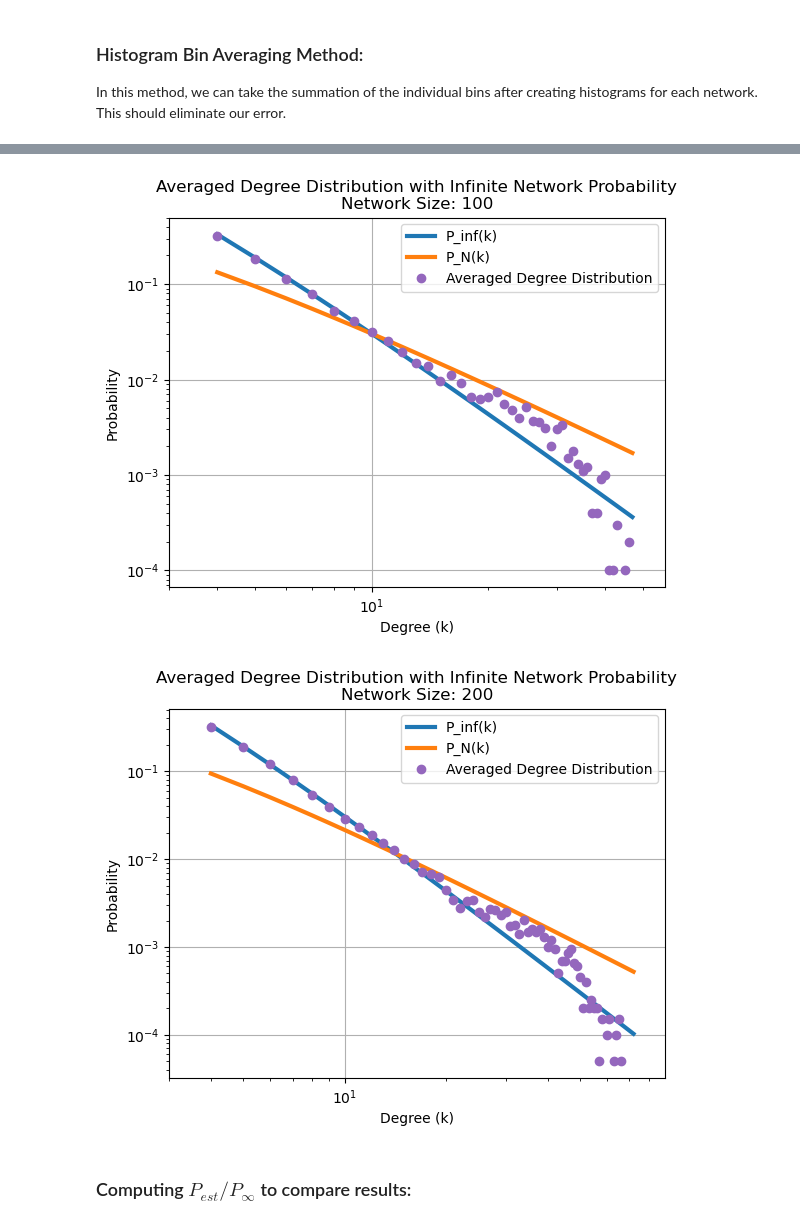
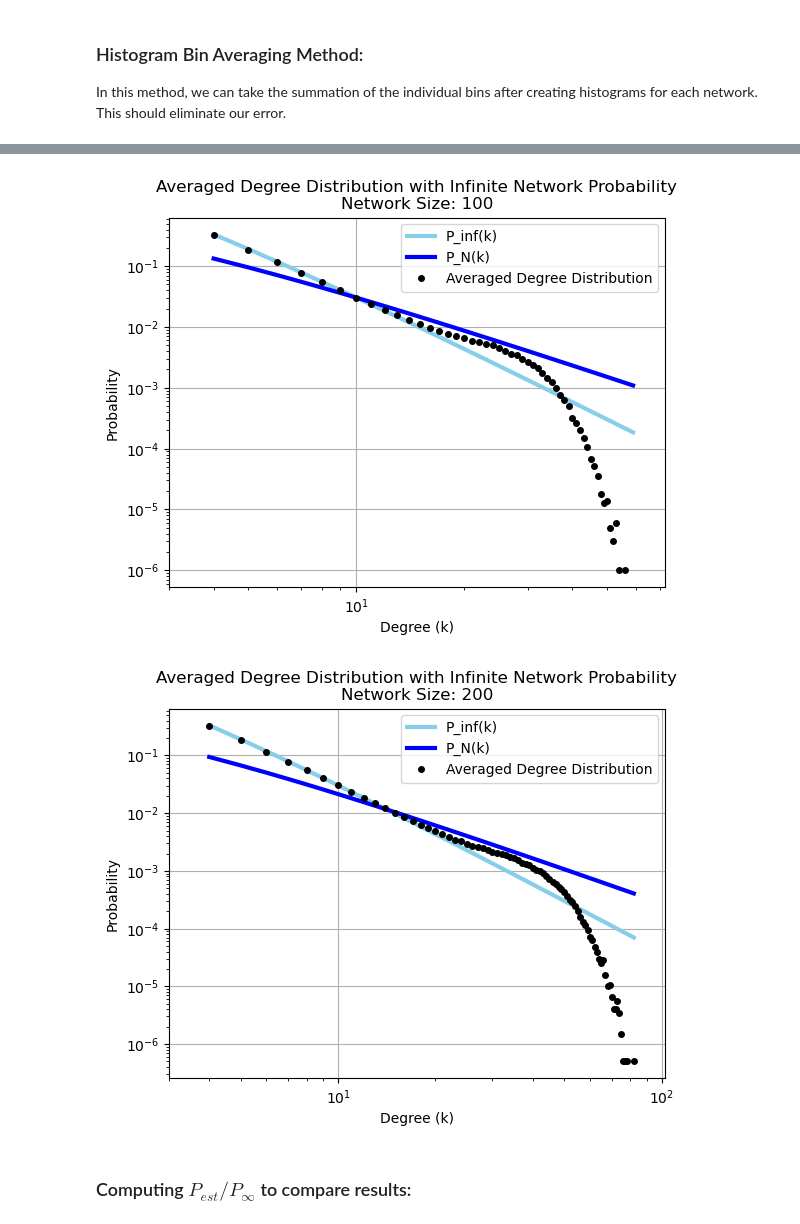
Before and after one commit to CherryWookie/Critical-Phenomena-and-Complexity, a Jupyter notebook: appliedhw/ba_final.ipynb, the cells around one changed output, grey strips where cells are left out. Drawn from its saved outputs; the diff is of its cells as text; code cells hidden in the pictures.

```diff
--- a/appliedhw/ba_final.ipynb
+++ b/appliedhw/ba_final.ipynb
@@ -192,8 +206,8 @@ def plot_averaged_probabilities(hist_avg, bins, N, m):
 
     # Plot P_inf and P_N
     plt.figure()
-    plt.plot(trimmed_degree, P_inf, label="P_inf(k)", linewidth=3)
-    plt.plot(trimmed_degree, P_N, label="P_N(k)", linewidth=3)
+    plt.plot(trimmed_degree, P_inf, label="P_inf(k)", linewidth=3, color='skyblue')
+    plt.plot(trimmed_degree, P_N, label="P_N(k)", linewidth=3, color='blue')
     plt.xscale('log')
     plt.yscale('log')
 
@@ -251,7 +265,7 @@ def plot_degree_distribution(k_list, N, m):
     probabilities = counts / len(k_list)
 
     # Plot the degree distribution as discrete points
-    plt.plot(unique_degrees, probabilities, 'o', label='Degree Distribution', color='#9467bd')
+    plt.plot(unique_degrees, probabilities, 'o', markersize=3, label='Degree Distribution', color='black')
 
     # Add labels, title, and legend
     plt.xlabel('Degree (k)')
@@ -286,7 +300,7 @@ def plot_averaged_degree_distribution(hist_avg, N, m):
 
     # Plot averaged degree distribution as discrete points
 
-    plt.plot(degrees, hist_avg_normalized, 'o', label='Averaged Degree Distribution', color='#9467bd')
+    plt.plot(degrees, hist_avg_normalized, 'o', markersize=4, label='Averaged Degree Distribution', color='black')
     plt.xlim(left=lowest_value - 1)
     plt.xlabel('Degree (k)')
     plt.ylabel('Probability')
@@ -370,7 +384,7 @@ than the approximation Eq. (4), specially for small values of the degree k.*
 In this method, we add all the values in the different lists of degrees and average them between the lists using the np.mean() function. The problem with this is that we were seeing spikes in degree frequency towards higher degrees.
 # %%
 m = 4
-N = 10000
+N = 10**6
 
 np.random.seed(9)
 
@@ -428,7 +442,7 @@ for N in N_vals:
 In this method, we can take the summation of the individual bins after creating histograms for each network. This should eliminate our error.
 # %%
 # For M different Networks
-M = 100
+M = 10000
 
 for N in N_vals:
 
@@ -470,5 +484,5 @@ for N in N_vals:
-[figure, old version]
+[figure, new version]
-[figure, old version]
+[figure, new version]
 # %% [markdown]
 ### Computing $P_{est} / P_{\infty}$ to compare results:
 # %%
```
Also changed, not shown: parts of 9 cells of this notebook.
